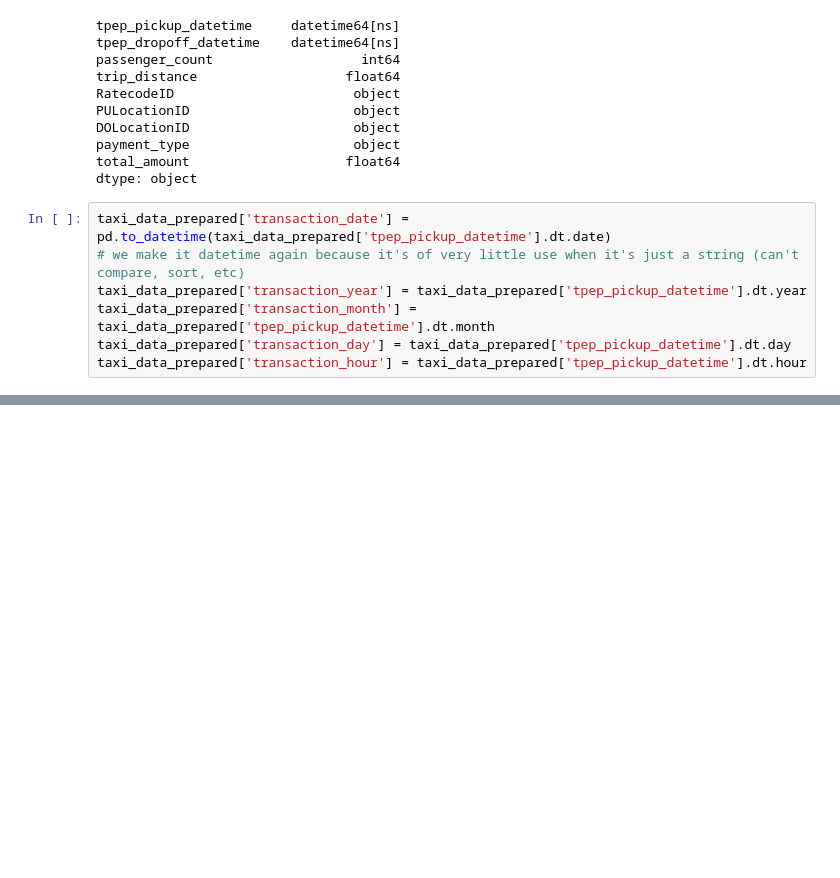
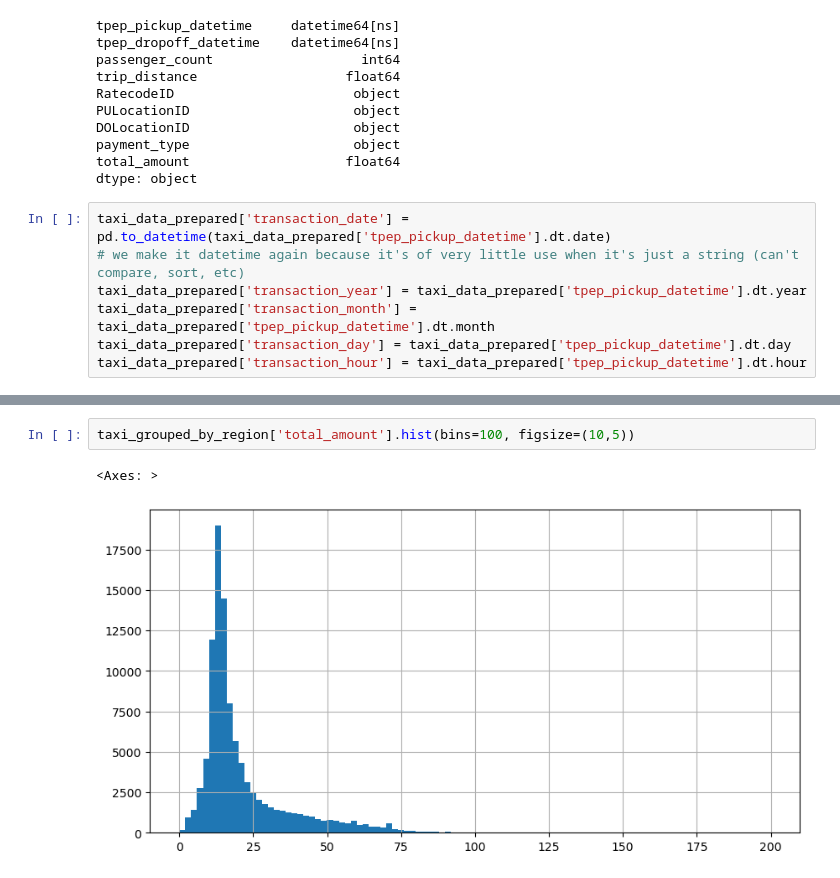
Before and after one commit to negreteo/new-york-taxi-analysis, a Jupyter notebook: NY Yellow Taxis notebook.ipynb, the cells around one changed output, grey strips where cells are left out. Saved outputs shown, nothing was run; the diff lists cells and outputs as text; blank space fills up the shorter version.

```diff
--- a/NY Yellow Taxis notebook.ipynb
+++ b/NY Yellow Taxis notebook.ipynb
@@ -333,0 +377,5 @@ taxi_data_prepared = taxi_data_prepared[taxi_data_prepared['transaction_month']=
+# %%
+taxi_grouped_by_region['total_amount'].hist(bins=100, figsize=(10,5))
+# %% [output]
+<Axes: >
+[figure, added]
```
Also changed, not shown: parts of 19 cells of this notebook.
